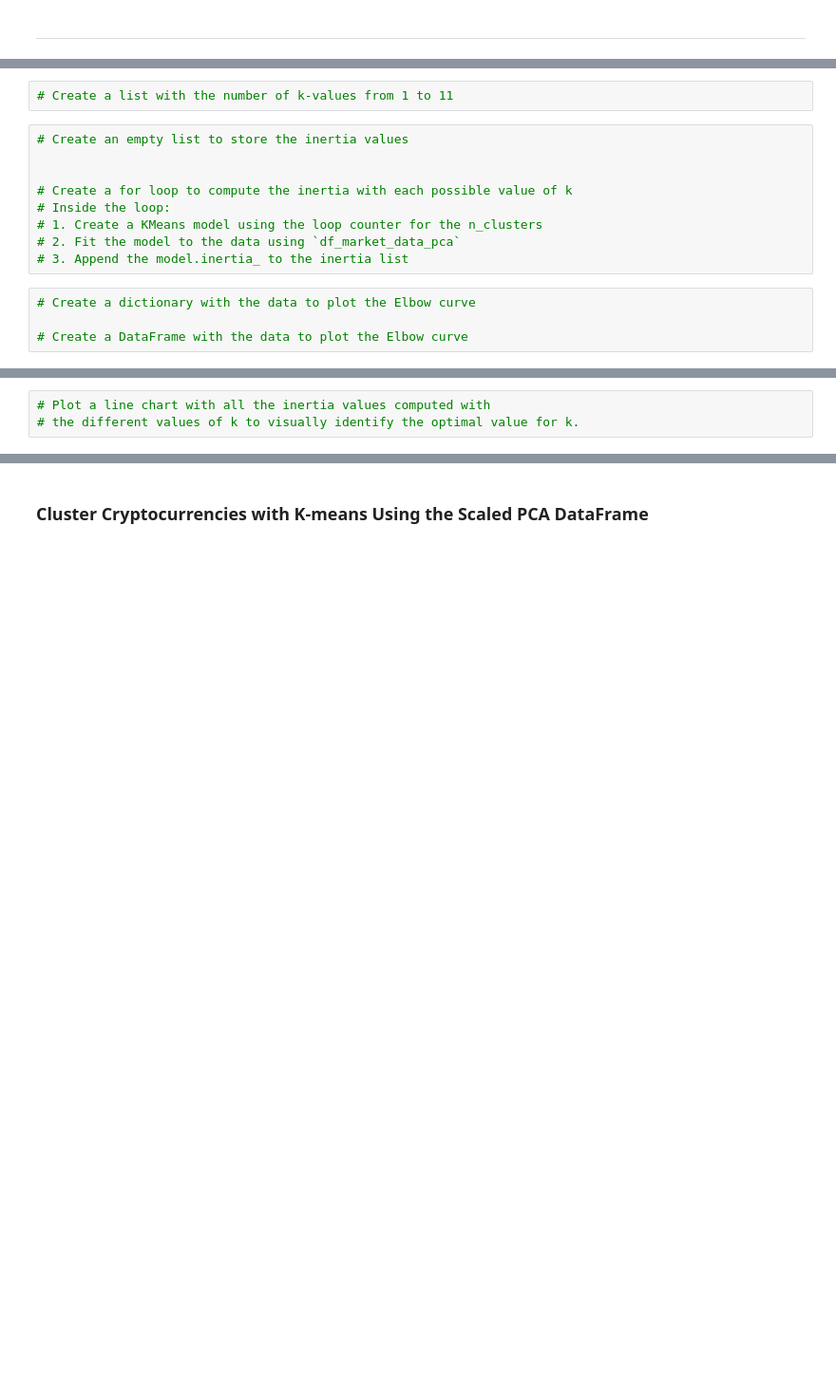
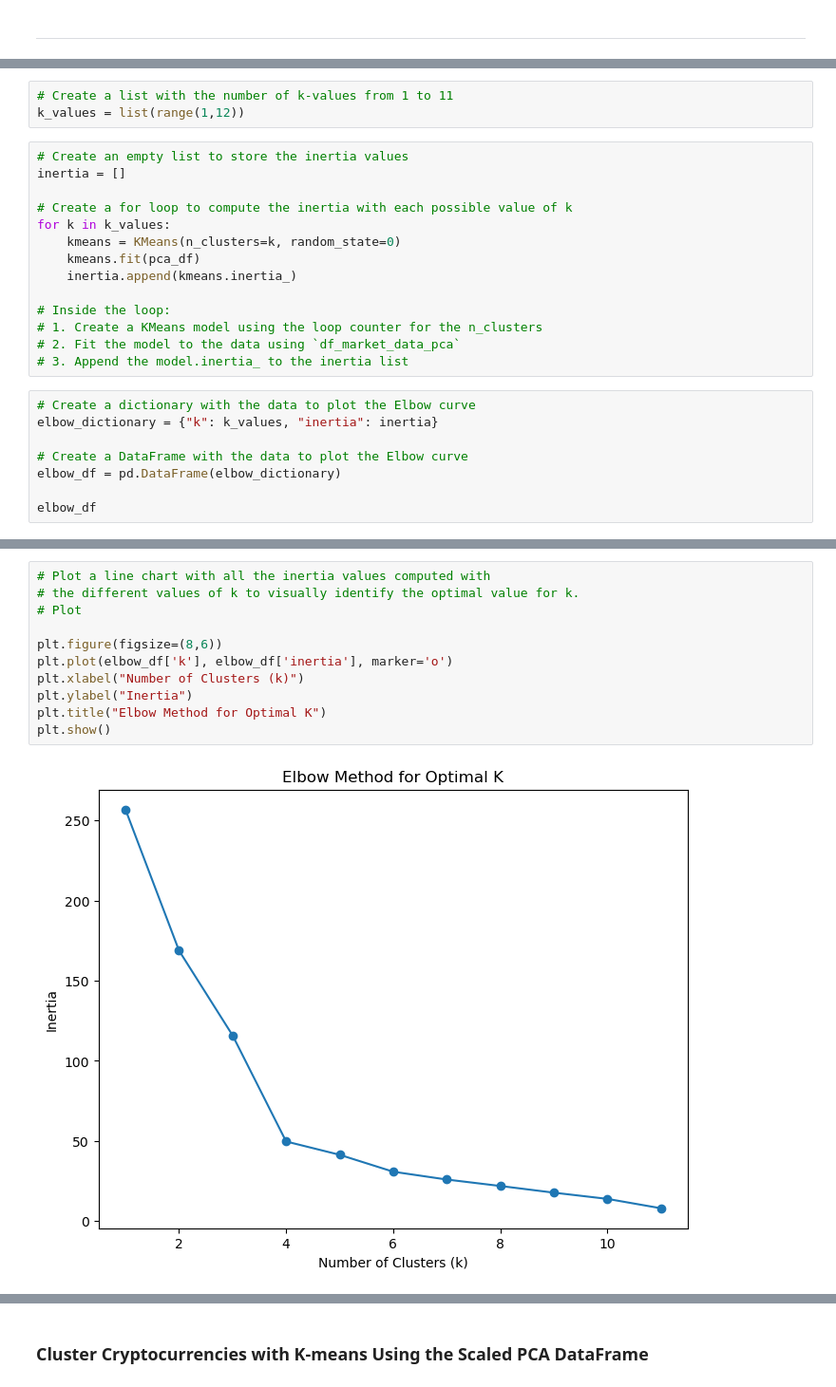
Before and after one commit to elizabethlconn/CryptoClustering, a Jupyter notebook: module-19-challenge-files/Crypto_Clustering.ipynb, the cells around one changed output, grey strips where cells are left out. Shown: that part at 95% size. Drawn from its saved outputs; the diff is of its cells as text; blank space fills up the shorter version.

```diff
--- a/module-19-challenge-files/Crypto_Clustering.ipynb
+++ b/module-19-challenge-files/Crypto_Clustering.ipynb
@@ -273,15 +282,25 @@ pca_df.head()
 # %%
 # Create a list with the number of k-values from 1 to 11
+k_values = list(range(1,12))
 # %%
 # Create an empty list to store the inertia values
-
+inertia = []
 
 # Create a for loop to compute the inertia with each possible value of k
+for k in k_values:
+    kmeans = KMeans(n_clusters=k, random_state=0)
+    kmeans.fit(pca_df)
+    inertia.append(kmeans.inertia_)
+
 # Inside the loop:
 # 1. Create a KMeans model using the loop counter for the n_clusters
 # 2. Fit the model to the data using `df_market_data_pca`
 # 3. Append the model.inertia_ to the inertia list
 # %%
 # Create a dictionary with the data to plot the Elbow curve
+elbow_dictionary = {"k": k_values, "inertia": inertia}
 
 # Create a DataFrame with the data to plot the Elbow curve
+elbow_df = pd.DataFrame(elbow_dictionary)
+
+elbow_df
@@ -288,6 +320,16 @@ pca_df.head()
 # %%
 # Plot a line chart with all the inertia values computed with
 # the different values of k to visually identify the optimal value for k.
+# Plot
+
+plt.figure(figsize=(8,6))
+plt.plot(elbow_df['k'], elbow_df['inertia'], marker='o')
+plt.xlabel("Number of Clusters (k)")
+plt.ylabel("Inertia")
+plt.title("Elbow Method for Optimal K")
+plt.show()
+# %% [output]
+[figure, added]
 # %% [markdown]
 #### Answer the following questions:
 
```
Also changed, not shown: parts of 4 cells of this notebook.
